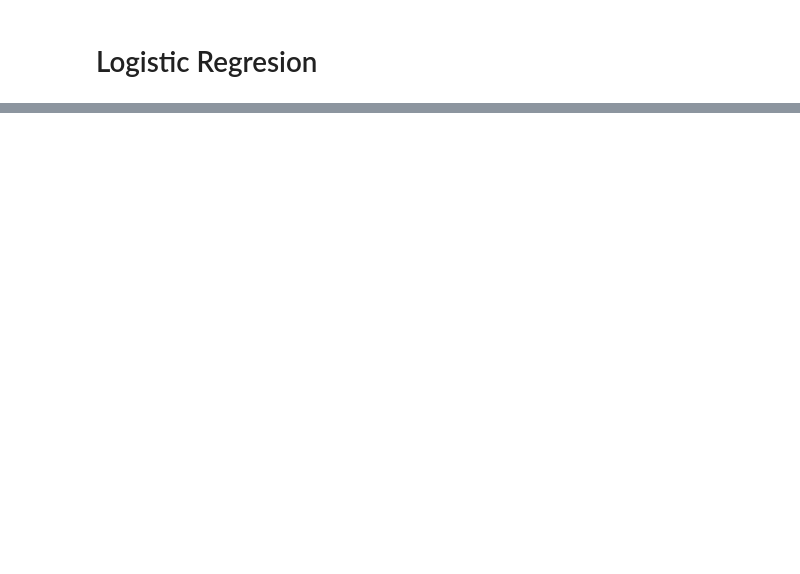
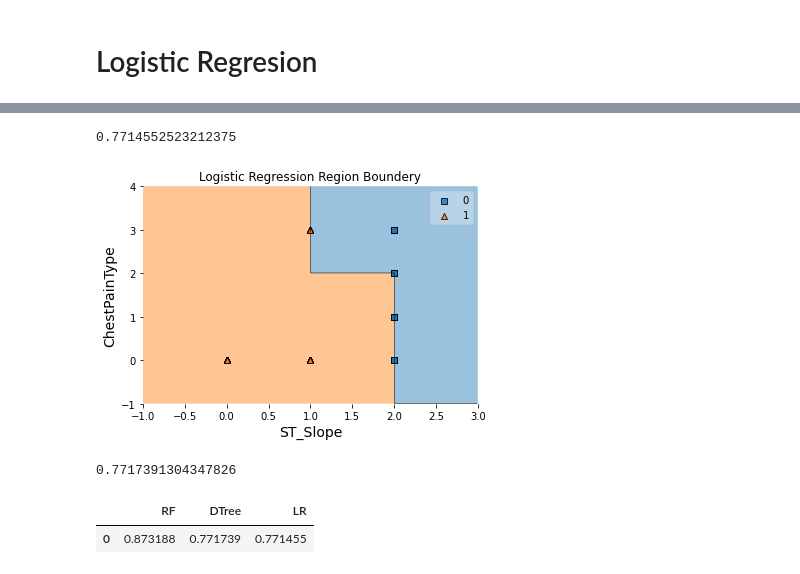
Before and after one commit to camilocbarrera/SR-worksheet-01, a Jupyter notebook: Notebook HT2.ipynb, the cells around one changed output, grey strips where cells are left out. Saved outputs shown, nothing was run; the diff lists cells and outputs as text; code cells hidden in the pictures; blank space fills up the shorter version.

Commit message:
logistic regretion

```diff
--- a/Notebook HT2.ipynb
+++ b/Notebook HT2.ipynb
@@ -430,0 +472,13 @@ accuracy_score(y_test,y_prds_rf)
+# %%
+from imblearn.combine import SMOTEENN
+from collections import Counter
+smote_enn = SMOTEENN(random_state=0)
+f,g = smote_enn.fit_resample(X,y)
+
+X_smotenn, y_smotenn = smote_enn.fit_resample(X,y)
+
+
+print('Size of X before applying the SMOTEENN:', X.shape)
+print('Size of X after applying the SMOTEENN:', X_smotenn.shape)
+print('Lets see the balance of classes: \n', y_smotenn.value_counts())
+print('Our classes are less unbalanced')
@@ -430,0 +493,9 @@ accuracy_score(y_test,y_prds_rf)
+# %%
+# We separate the data in training and test
+#The 0.2 refers to the test being 20%
+#The random state is a random seed, always put 0 for practicality, although I can put any number
+#Stratify guarantees that the proportion of classes is maintained, in this case it maintains the imbalance.
+X_train, X_test, y_train, y_test = train_test_split(X, y, test_size=0.3, random_state=0, stratify=y)
+
+#Look at the size of the data
+X_train.shape, X_test.shape, y_train.shape, y_test.shape
@@ -430,0 +510,6 @@ accuracy_score(y_test,y_prds_rf)
+# %%
+# define  model
+modelo1 = LogisticRegression(random_state=0, class_weight='balanced')
+
+#Train  model
+modelo1.fit(X_train, y_train)
@@ -430,0 +576,36 @@ accuracy_score(y_test,y_prds_rf)
+# %%
+#The most important metric of all, because it measures the performance of the model when there is a class imbalance.
+from imblearn.metrics import geometric_mean_score
+
+logistic_regretion_score = geometric_mean_score(y_test, y_pred1)
+logistic_regretion_score
+# %% [output]
+0.7714552523212375
+# %%
+#Decision Region
+from mlxtend.plotting import plot_decision_regions
+
+X_p = np.array(X_smotenn) # convert them to vectors
+y_p = np.array(y_smotenn)
+
+plot_decision_regions(X_p, y_p, clf=modelo1, legend=1)
+plt.xlabel(X.columns[0], size=14)
+plt.ylabel(X.columns[1], size=14)
+plt.title('Logistic Regression Region Boundery')
+plt.show()
+# %% [output]
+[figure, added]
+# %%
+# random_forest_score
+decision_tree_score
+# logistic_regretion_score
+# %% [output]
+0.7717391304347826
+# %%
+#let's buy the classification methods
+
+benchmark = pd.DataFrame({'RF': [random_forest_score], 'DTree': [decision_tree_score],'LR': [logistic_regretion_score]})
+benchmark
+# %% [output]
+|  | RF | DTree | LR |
+| 0 | 0.873188 | 0.771739 | 0.771455 |
```
Also changed, not shown: parts of 39 cells of this notebook, 1 other file.
